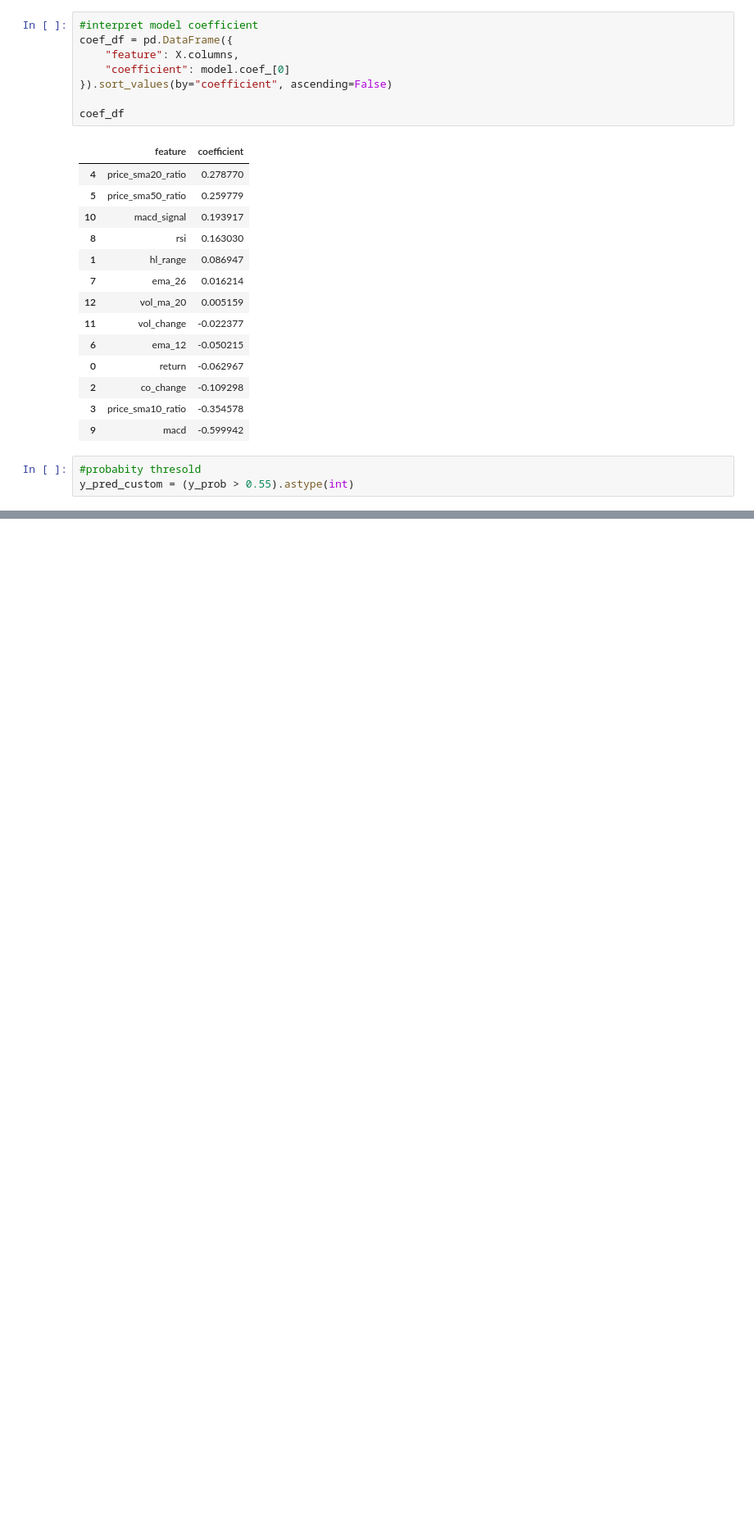
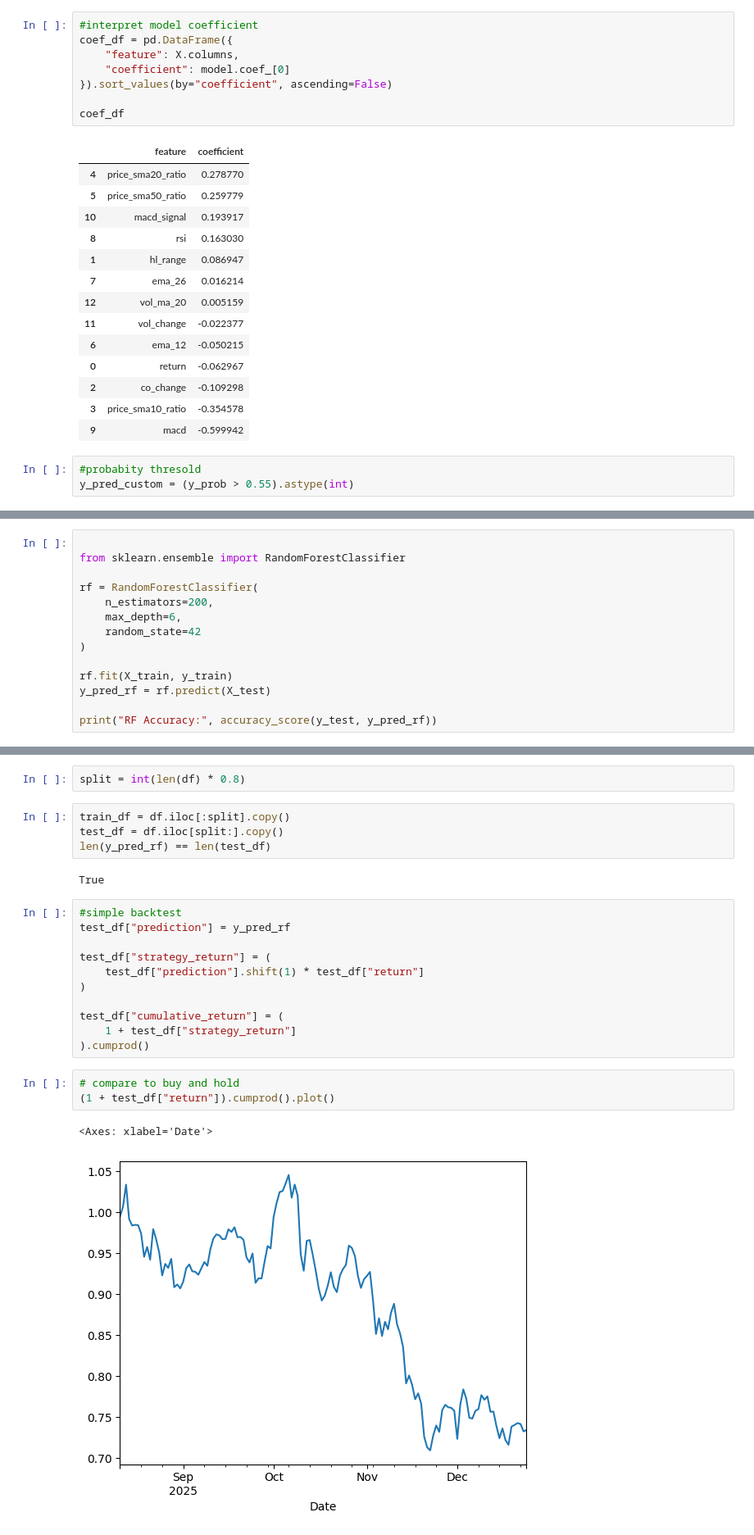
Before and after one commit to frdwish/Machine-learning-Mini-Projects, a Jupyter notebook: crypto_ml_project/notebooks/01_data_loading_and_eda.ipynb, the cells around one changed output, grey strips where cells are left out. Shown at 82% size. Saved outputs shown, nothing was run; the diff lists cells and outputs as text; blank space fills up the shorter version.

Commit message:
Evaluated with accuracy + backtesting

```diff
--- a/crypto_ml_project/notebooks/01_data_loading_and_eda.ipynb
+++ b/crypto_ml_project/notebooks/01_data_loading_and_eda.ipynb
@@ -304,0 +307,14 @@ y_pred_custom = (y_prob > 0.55).astype(int)
+# %%
+
+from sklearn.ensemble import RandomForestClassifier
+
+rf = RandomForestClassifier(
+    n_estimators=200,
+    max_depth=6,
+    random_state=42
+)
+
+rf.fit(X_train, y_train)
+y_pred_rf = rf.predict(X_test)
+
+print("RF Accuracy:", accuracy_score(y_test, y_pred_rf))
@@ -304,0 +343,25 @@ y_pred_custom = (y_prob > 0.55).astype(int)
+# %%
+split = int(len(df) * 0.8)
+# %%
+train_df = df.iloc[:split].copy()
+test_df = df.iloc[split:].copy()
+len(y_pred_rf) == len(test_df)
+# %% [output]
+True
+# %%
+#simple backtest
+test_df["prediction"] = y_pred_rf
+
+test_df["strategy_return"] = (
+    test_df["prediction"].shift(1) * test_df["return"]
+)
+
+test_df["cumulative_return"] = (
+    1 + test_df["strategy_return"]
+).cumprod()
+# %%
+# compare to buy and hold
+(1 + test_df["return"]).cumprod().plot()
+# %% [output]
+<Axes: xlabel='Date'>
+[figure, added]
```
Also changed, not shown: parts of 3 cells of this notebook.
